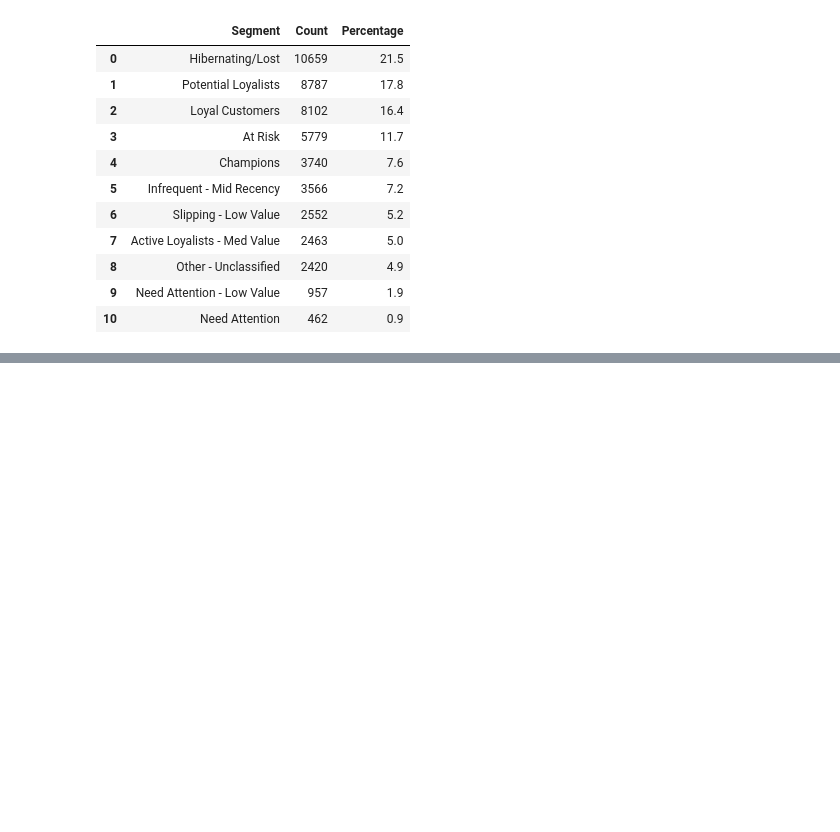
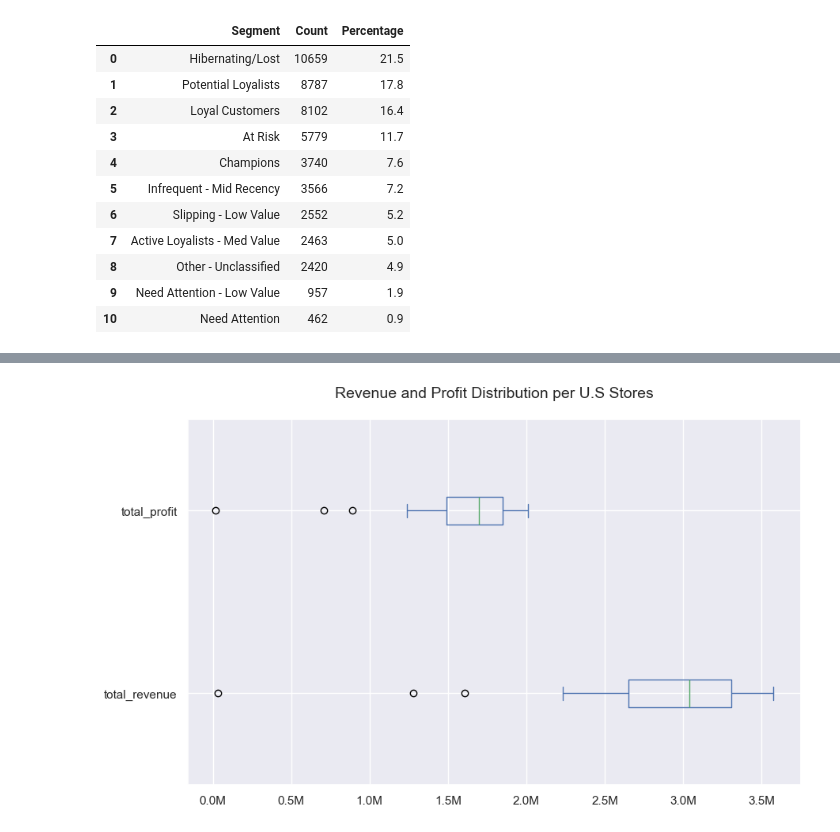
Before and after one commit to ChuSeng99/contoso, a Jupyter notebook: contoso.ipynb, the cells around one changed output, grey strips where cells are left out. Drawn from its saved outputs; the diff is of its cells as text; code cells hidden in the pictures; blank space fills up the shorter version.

```diff
--- a/contoso.ipynb
+++ b/contoso.ipynb
@@ -1259,0 +1264,9 @@ Goal: Identify top-performing regions.
+# %%
+df_store = (
+    df[df['storekey'] != 999999]
+    .loc[:, ['state_store', 'countryname', 'revenue_usd', 'profit_usd']]
+    .map(lambda s: s.title() if type(s) == str else s)
+    .rename(columns={
+        'countryname': 'country_store'
+    })
+)
@@ -1259,0 +1294,12 @@ Goal: Identify top-performing regions.
+# %%
+df_store_US_analysis = (
+    df_store
+    .loc[df_store['country_store'] == 'United States', :]
+    .groupby(['state_store'])
+    .agg(
+        total_revenue=('revenue_usd', 'sum'),
+        total_profit=('profit_usd', 'sum')
+    )
+)
+
+df_store_US_analysis.head(8)
@@ -1259,0 +1317,7 @@ Goal: Identify top-performing regions.
+# %%
+df_store_US_analysis.plot(kind='box', vert=False)
+plt.gca().xaxis.set_major_formatter(FuncFormatter(millions_formatter))
+plt.title('Revenue and Profit Distribution per U.S Stores', pad=20)
+plt.show()
+# %% [output]
+[figure, added]
```
Also changed, not shown: parts of 16 cells of this notebook, 6 other files.
